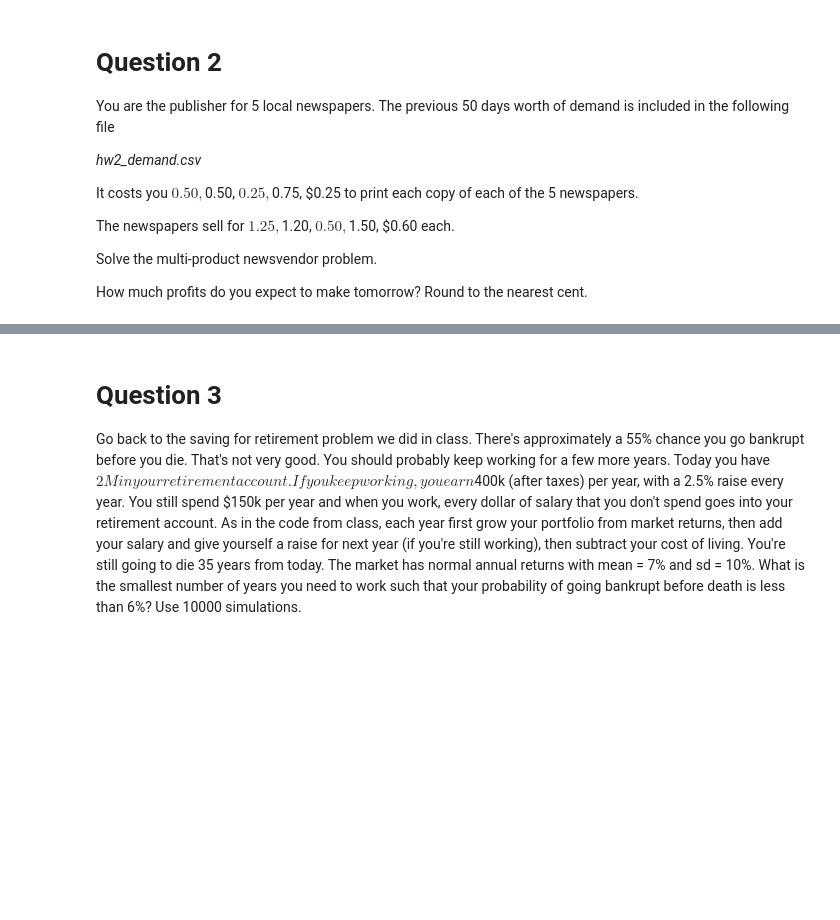
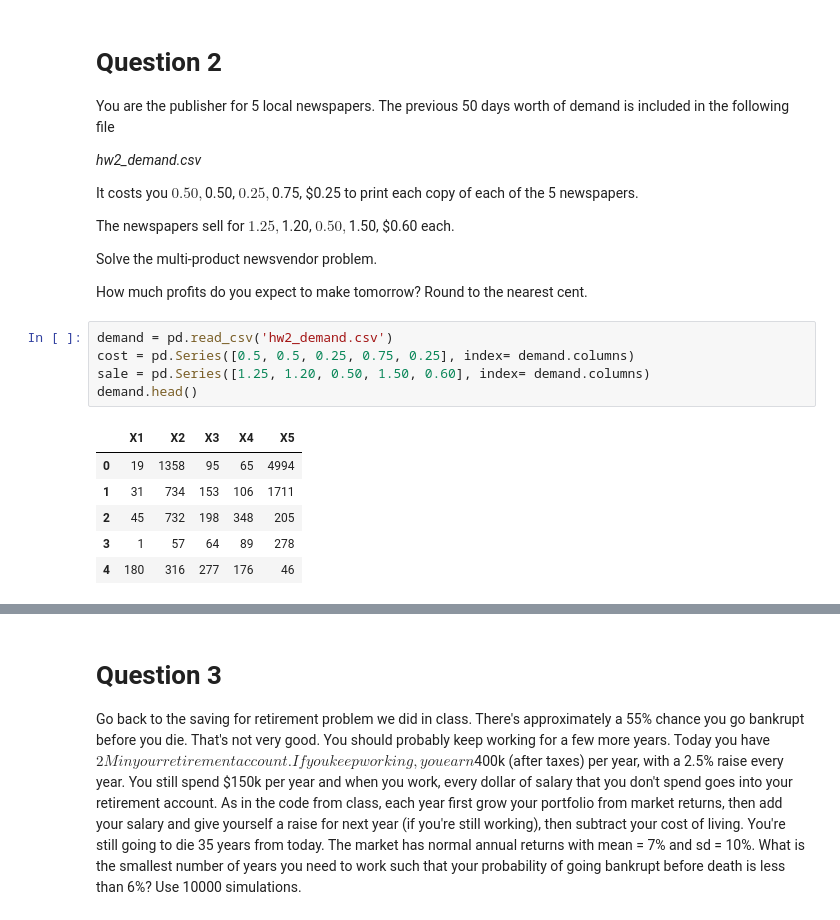
Before and after one commit to rohitashwachaks/advanced_optimisation, a Jupyter notebook: Assignments/HW2/HW2.ipynb, the cells around one changed output, grey strips where cells are left out. Cells and saved outputs as stored; diff of their text form; blank space fills up the shorter version.

```diff
--- a/Assignments/HW2/HW2.ipynb
+++ b/Assignments/HW2/HW2.ipynb
@@ -192,3 +206,15 @@ Solve the multi-product newsvendor problem.
 
 
 How much profits do you expect to make tomorrow?  Round to the nearest cent.
+# %%
+demand = pd.read_csv('hw2_demand.csv')
+cost = pd.Series([0.5, 0.5, 0.25, 0.75, 0.25], index= demand.columns)
+sale = pd.Series([1.25, 1.20, 0.50, 1.50, 0.60], index= demand.columns)
+demand.head()
+# %% [output]
+|  | X1 | X2 | X3 | X4 | X5 |
+| 0 | 19 | 1358 | 95 | 65 | 4994 |
+| 1 | 31 | 734 | 153 | 106 | 1711 |
+| 2 | 45 | 732 | 198 | 348 | 205 |
+| 3 | 1 | 57 | 64 | 89 | 278 |
+| 4 | 180 | 316 | 277 | 176 | 46 |
```
Also changed, not shown: parts of 13 cells of this notebook, 2 other files.
